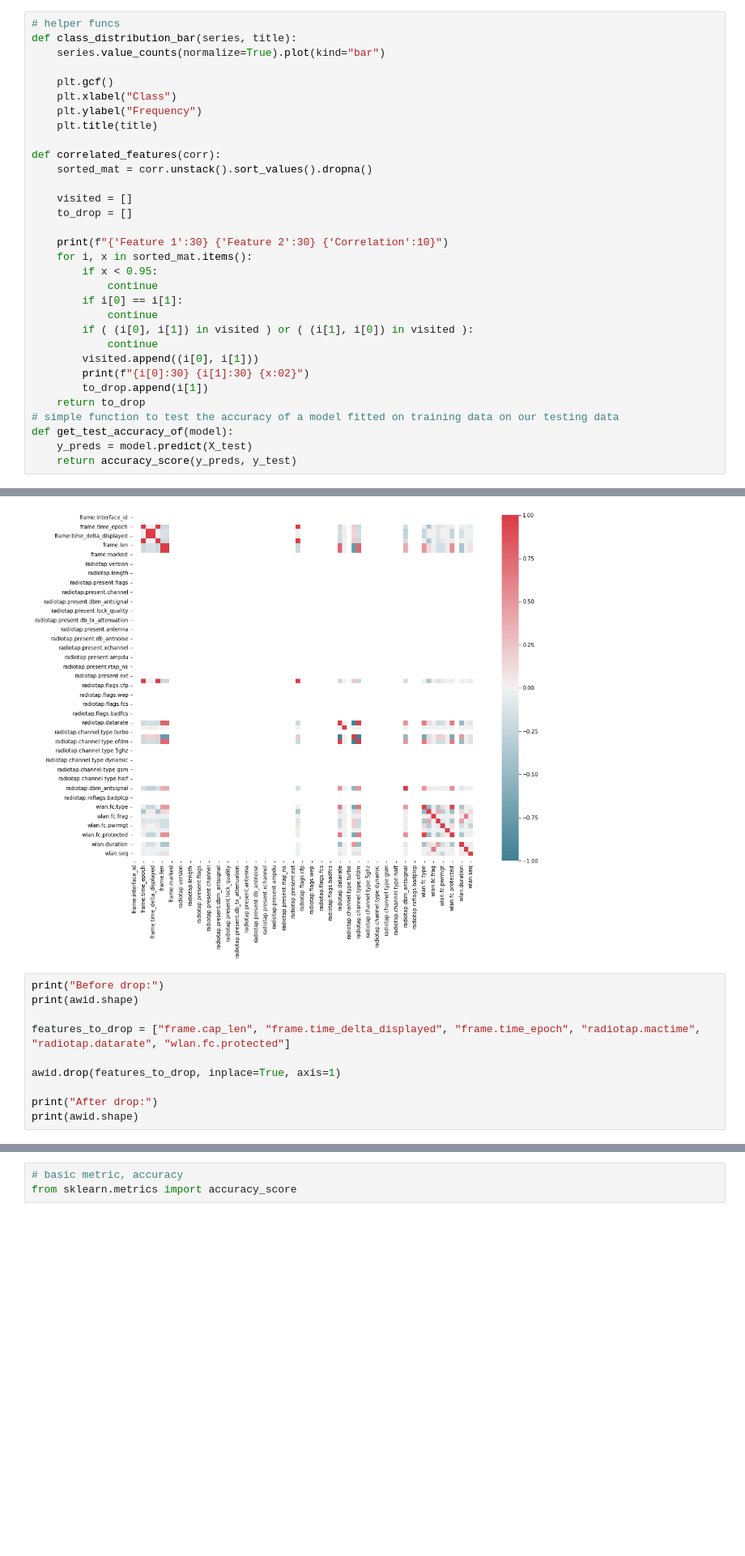
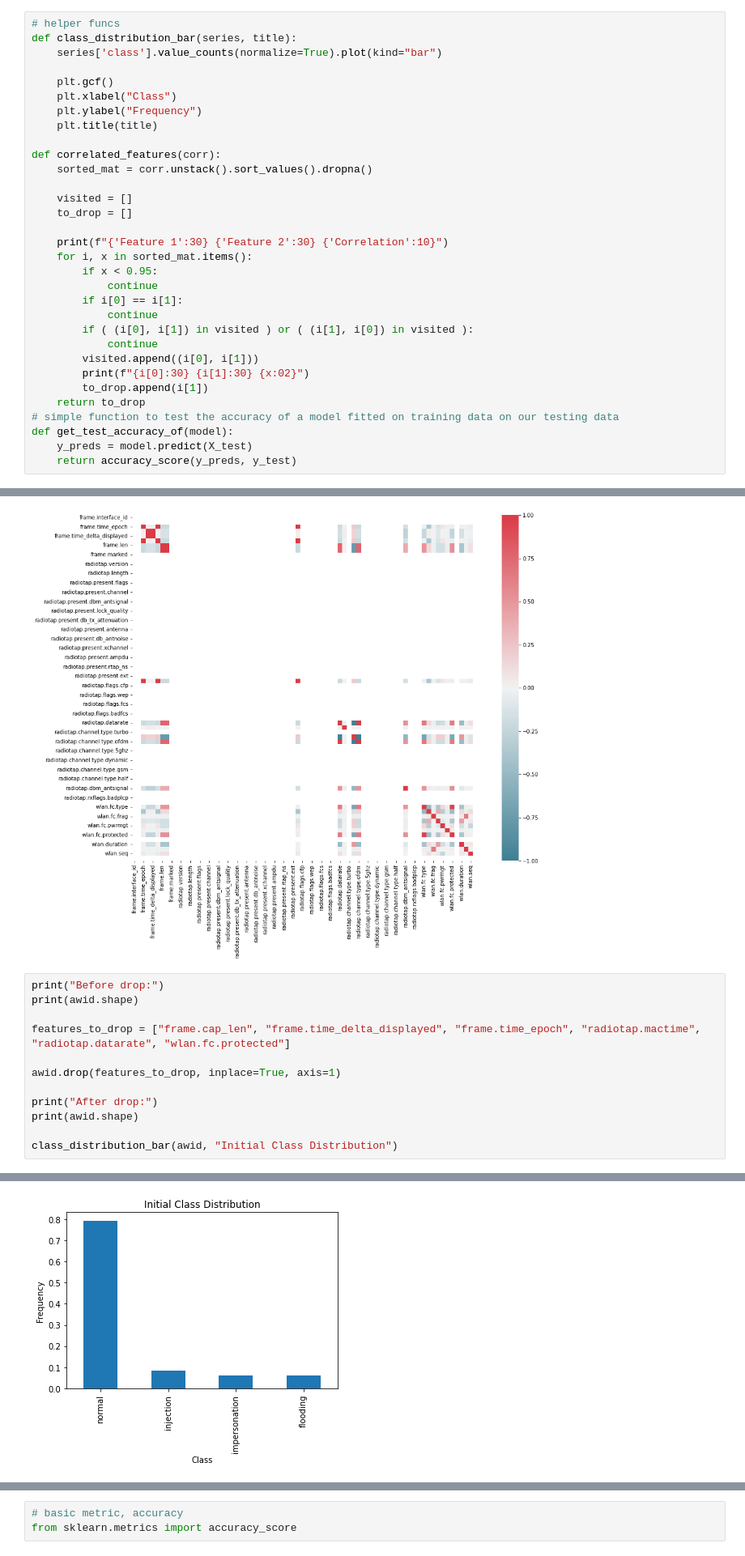
Before and after one commit to VascoRegal/ML-cybersecurity, a Jupyter notebook: main.ipynb, the cells around one changed output, grey strips where cells are left out. Shown at 81% size. Saved outputs shown, nothing was run; the diff lists cells and outputs as text; blank space fills up the shorter version.

```diff
--- a/main.ipynb
+++ b/main.ipynb
@@ -15,7 +15,7 @@ from sklearn.metrics import accuracy_score
 # %%
 # helper funcs
 def class_distribution_bar(series, title):
-    series.value_counts(normalize=True).plot(kind="bar")
+    series['class'].value_counts(normalize=True).plot(kind="bar")
 
     plt.gcf()
     plt.xlabel("Class")
@@ -354,15 +354,18 @@ frame.len                      frame.cap_len                  1.0
 # %%
 print("Before drop:")
 print(awid.shape)
 
 features_to_drop = ["frame.cap_len", "frame.time_delta_displayed", "frame.time_epoch", "radiotap.mactime", "radiotap.datarate", "wlan.fc.protected"]
 
 awid.drop(features_to_drop, inplace=True, axis=1)
 
 print("After drop:")
 print(awid.shape)
+
+class_distribution_bar(awid, "Initial Class Distribution")
 # %% [output]
 Before drop:
 (782934, 83)
 After drop:
 (782934, 77)
+[figure, added]
```
Also changed, not shown: parts of 5 cells of this notebook.
